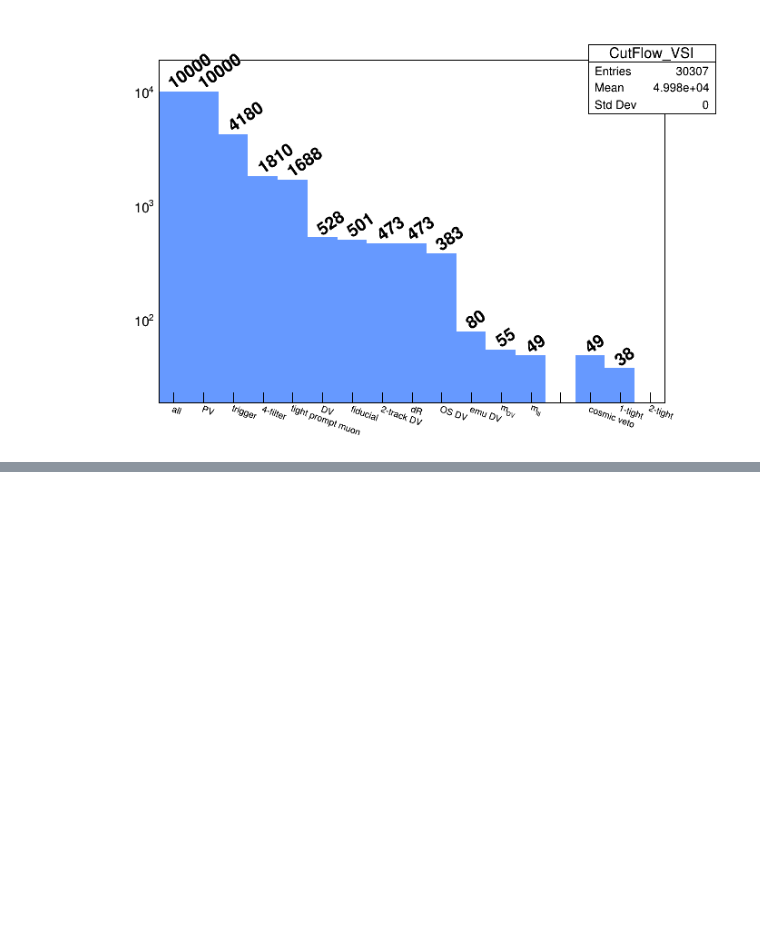
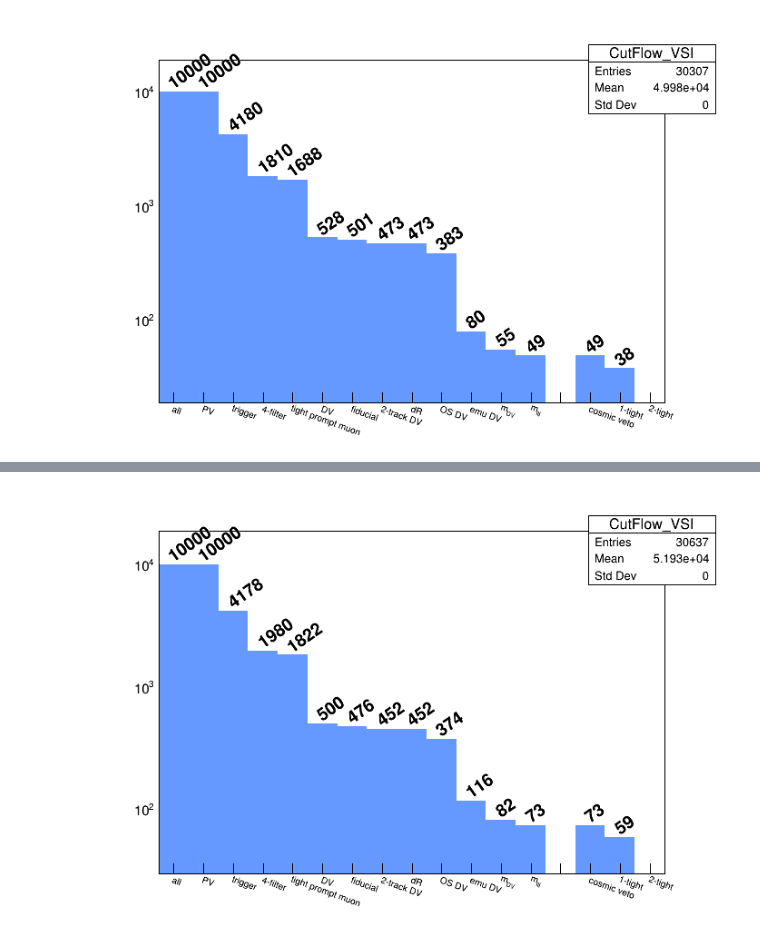
Before and after one commit to robinnewhouse/DHNLAnalysisNotebooks, a Jupyter notebook: plot_histograms.ipynb, the cells around one changed output, grey strips where cells are left out. Cells and saved outputs as stored; diff of their text form; code cells hidden in the pictures; blank space fills up the shorter version.

Commit message:
cutflows looking at electron quality

```diff
--- a/plot_histograms.ipynb
+++ b/plot_histograms.ipynb
@@ -23,0 +20,13 @@ OBJ: TH1D       CutFlow_VSI      : 0 at: 0x7ffca5101d30
+# %%
+oldfile = ROOT.TFile('/data/newhouse/HNL/tests/histos_new/histograms_mc_ueu.root')
+c = ROOT.TCanvas()
+cutflow = oldfile.Get('VSI/CutFlow/CutFlow_VSI')
+cutflow.ls()
+c.SetLogy()
+cutflow.SetFillColor(ROOT.kAzure-4)
+cutflow.SetLineWidth(0)
+cutflow.GetYaxis().SetTickLength(0.)
+cutflow.SetMarkerSize(2.2)
+cutflow.Draw('HIST TEXT35 SAME')
+c.Draw()
+# %% [output]
@@ -23,0 +34 @@ OBJ: TH1D       CutFlow_VSI      : 0 at: 0x7ffca5101d30
+[figure, added]
```
Also changed, not shown: parts of 4 cells of this notebook.
